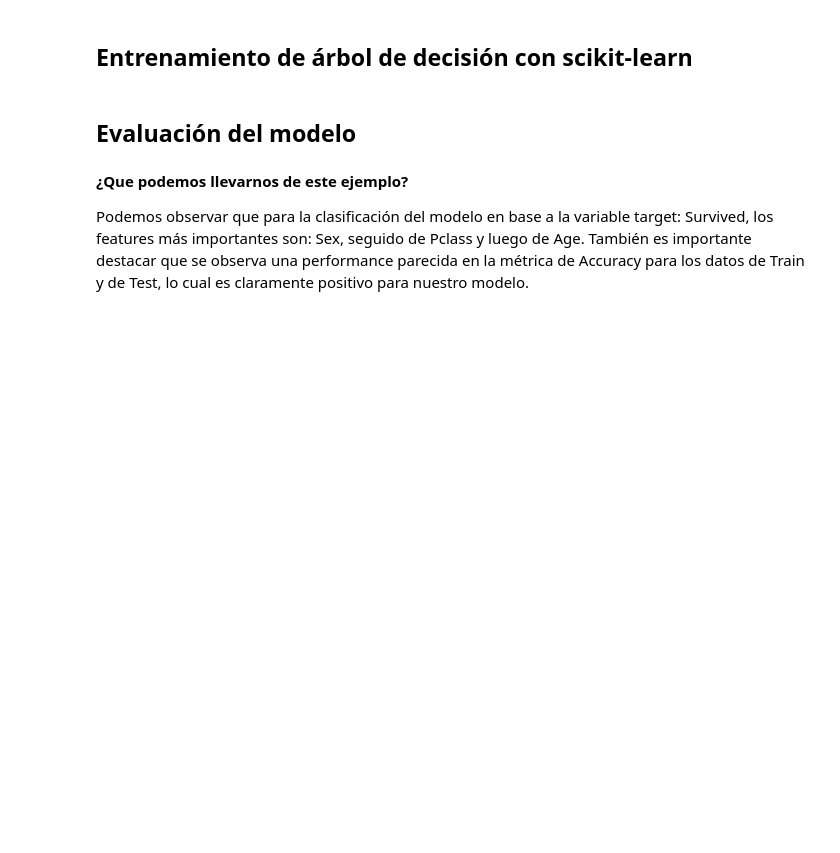
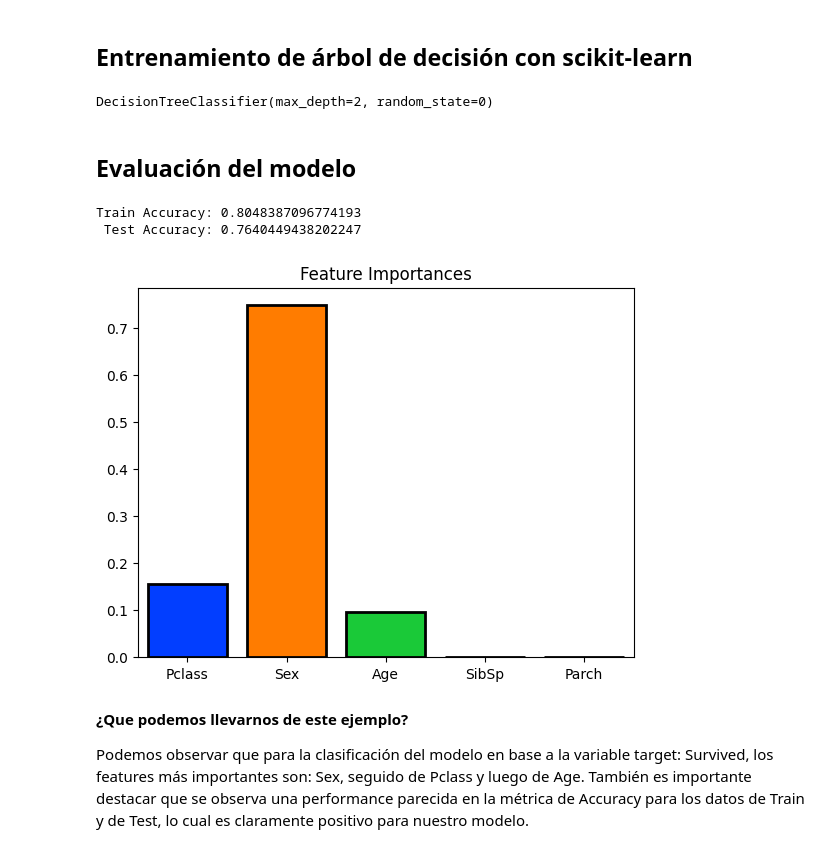
Before and after one commit to RaymundoSGlz/Decision-Trees-y-Random-Forest-con-Python-y-scikit-learn, a Jupyter notebook: Notebooks/primer_arbol_decision.ipynb, the cells around one changed output. Saved outputs shown, nothing was run; the diff lists cells and outputs as text; code cells hidden in the pictures; blank space fills up the shorter version.

```diff
--- a/Notebooks/primer_arbol_decision.ipynb
+++ b/Notebooks/primer_arbol_decision.ipynb
@@ -30,18 +103,25 @@ Utilizaremos el **dataset Titanic** de Stanford: https://web.stanford.edu/class/
 ## Entrenamiento de árbol de decisión con scikit-learn
 # %%
 #Separamos en X e y
+X = df.drop('Survived', axis=1)
+y = df['Survived']
 # %%
 #Importamos las librerías necesarias para la creación del modelo
-
+from sklearn.model_selection import train_test_split
 
 #30% para test y 70% para train
+X_train, X_test, y_train, y_test = train_test_split(X, y, test_size=0.3, random_state=00000)
 # %%
 #Árbol de Decision
-
+from sklearn.tree import DecisionTreeClassifier
 
 #Creación del modelo
+tree = DecisionTreeClassifier(max_depth=2, random_state=00000)
 # %%
 #Entrenamiento
+tree.fit(X_train, y_train)
+# %% [output]
+DecisionTreeClassifier(max_depth=2, random_state=0)
 # %% [markdown]
 ## Evaluación del modelo
 # %%
@@ -49,8 +131,18 @@ Utilizaremos el **dataset Titanic** de Stanford: https://web.stanford.edu/class/
 # %%
 #Calculo de métricas
-
+from sklearn.metrics import accuracy_score
 
 #Calculo el accuracy en Train
-
+train_accuracy = accuracy_score(y_train, y_train_pred)
 
 #Calculo el accuracy en Test
+test_accuracy = accuracy_score(y_test, y_test_pred)
+
+#Imprimo los resultados
+print(f'''
+Train Accuracy: {train_accuracy}
+ Test Accuracy: {test_accuracy}
+''')
+# %% [output]
+Train Accuracy: 0.8048387096774193
+ Test Accuracy: 0.7640449438202247
@@ -59,3 +149,18 @@ Utilizaremos el **dataset Titanic** de Stanford: https://web.stanford.edu/class/
+# %%
+#Verificamos el feature importances
+import seaborn as sns
+importances = pd.Series(tree.feature_importances_, index=X.columns)
+sns.barplot(
+    x=importances.index,
+    y=importances,
+    palette='bright',
+    saturation=2,
+    edgecolor='black',
+    linewidth=2
+)
+plt.title('Feature Importances');
+# %% [output]
+[figure, added]
 # %% [markdown]
 **¿Que podemos llevarnos de este ejemplo?**
 
```
Also changed, not shown: parts of 15 cells of this notebook, 1 other file.
